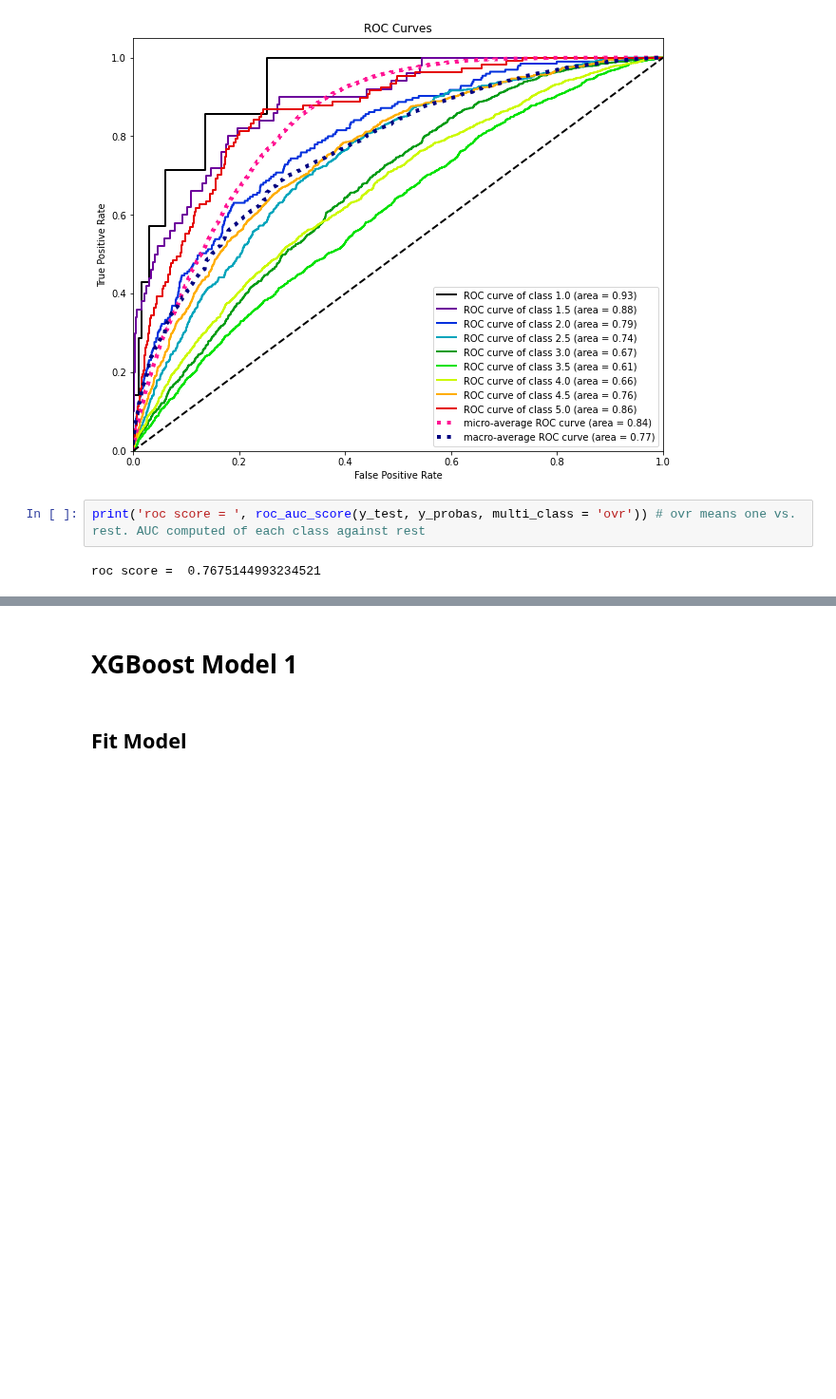
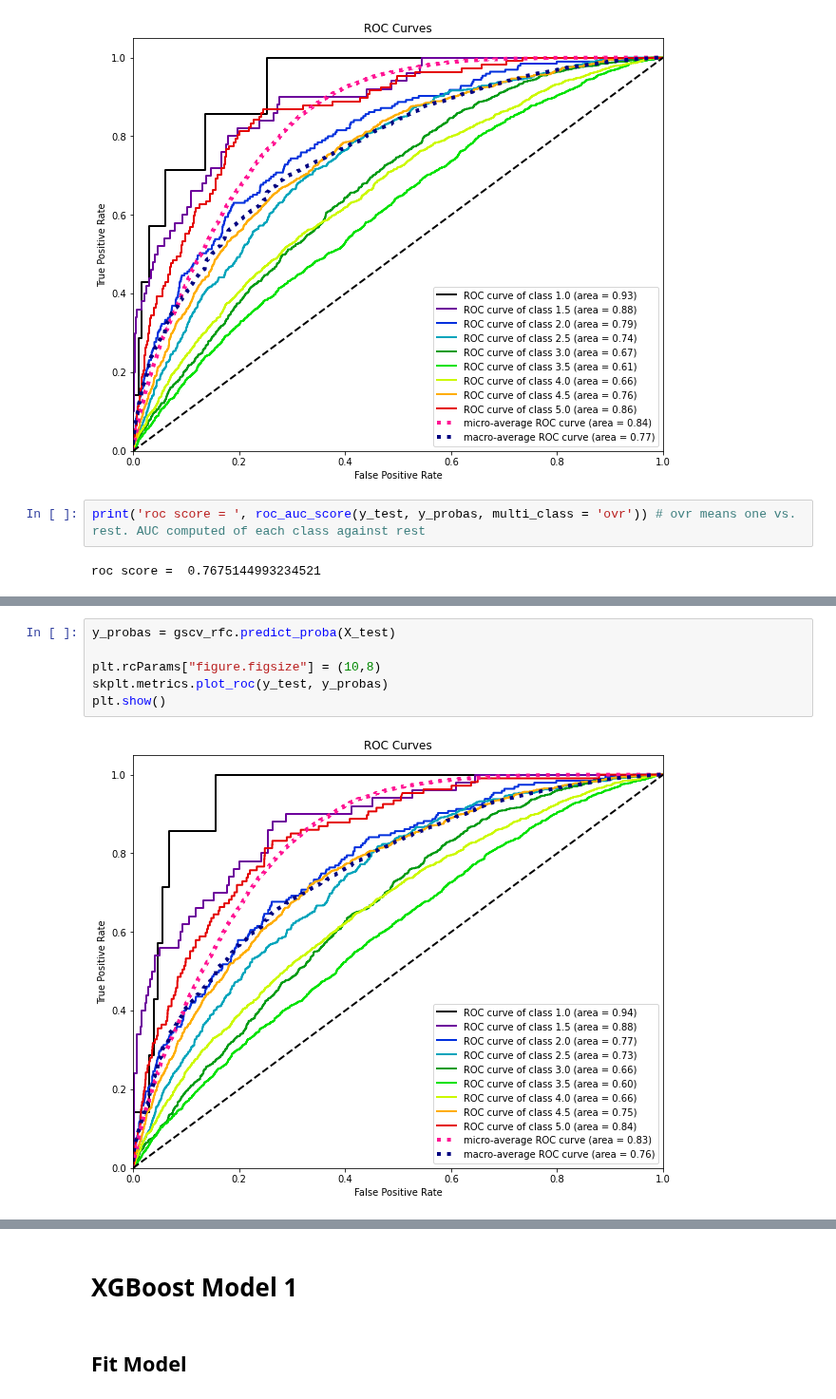
Before and after one commit to EAName/yelp-reviews, a Jupyter notebook: Yelp_RandomForest_XGBoost_AA.ipynb, the cells around one changed output, grey strips where cells are left out. Shown at 95% size. Drawn from its saved outputs; the diff is of its cells as text; blank space fills up the shorter version.

```diff
--- a/Yelp_RandomForest_XGBoost_AA.ipynb
+++ b/Yelp_RandomForest_XGBoost_AA.ipynb
@@ -297,0 +530,8 @@ roc score =  0.7675144993234521
+# %%
+y_probas = gscv_rfc.predict_proba(X_test)
+
+plt.rcParams["figure.figsize"] = (10,8)
+skplt.metrics.plot_roc(y_test, y_probas)
+plt.show()
+# %% [output]
+[figure, added]
```
Also changed, not shown: parts of 52 cells of this notebook.
